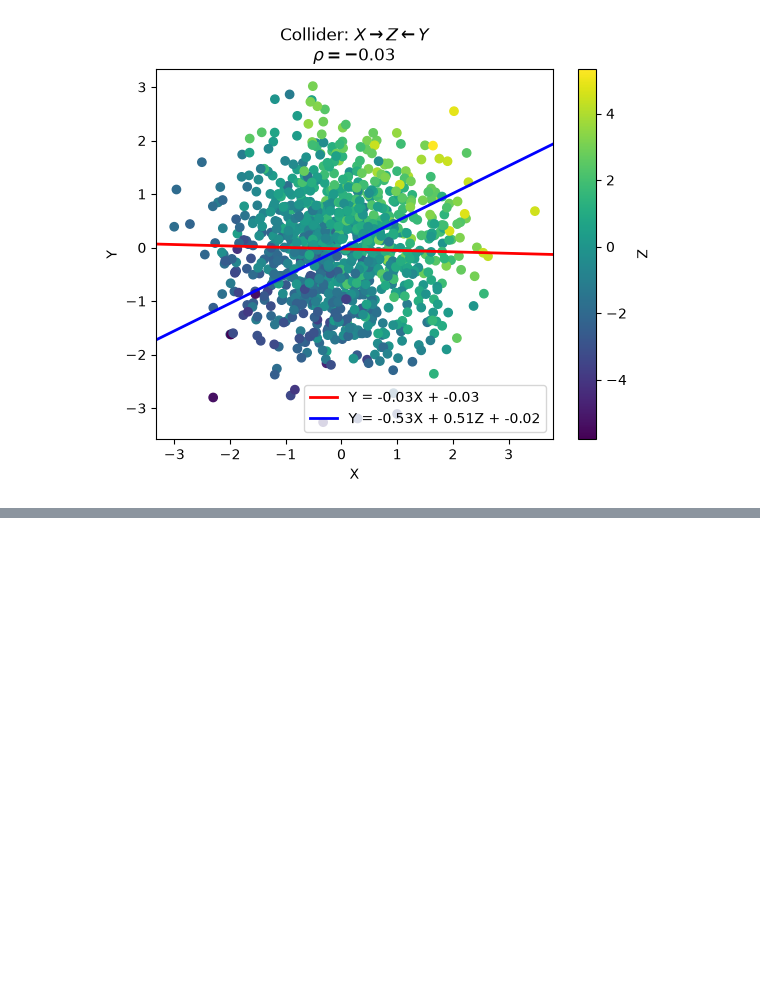
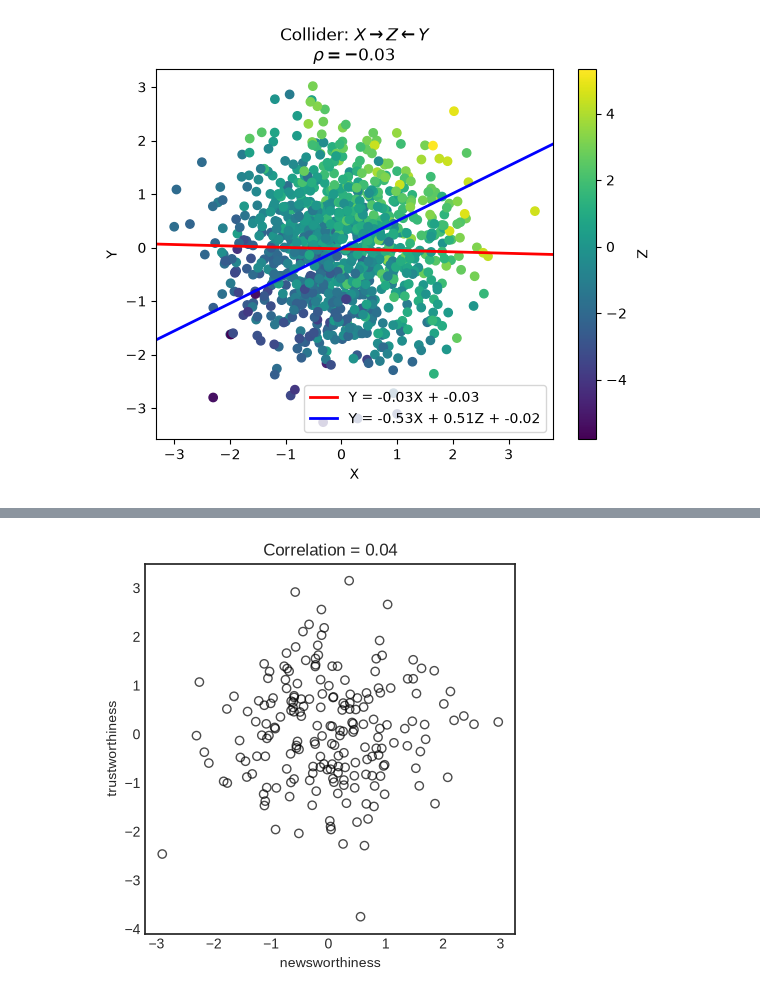
Before and after one commit to ImAKappa/l2lfd, a Jupyter notebook: notebooks/causal.ipynb, the cells around one changed output, grey strips where cells are left out. Drawn from its saved outputs; the diff is of its cells as text; code cells hidden in the pictures; blank space fills up the shorter version.

Commit message:
Add selection bias example data; start curse of dimensionality notebook

```diff
--- a/notebooks/causal.ipynb
+++ b/notebooks/causal.ipynb
@@ -114,0 +123,11 @@ To control for a collider Z, DO NOT include it in your regression model to avoid
+# %%
+rng = np.random.default_rng(2026)
+sns.set_style("white")
+plt.style.use("seaborn-v0_8-white")
+# %%
+N = 200
+df = pd.DataFrame({
+    "trustworthiness": rng.normal(0, 1, N),
+    "newsworthiness": rng.normal(0, 1, N)
+})
+df.head()
@@ -114,0 +141,11 @@ To control for a collider Z, DO NOT include it in your regression model to avoid
+# %%
+fig, ax = plt.subplots()
+ax.scatter(df.newsworthiness, df.trustworthiness, edgecolors="black", facecolors="none", alpha=0.7)
+ax.set_xlabel("newsworthiness")
+ax.set_ylabel("trustworthiness")
+ax.set_box_aspect(1.0)
+corr = np.corrcoef(df['trustworthiness'].values, df['newsworthiness'].values)[1, 0]
+ax.set_title(f"Correlation = {corr:.2f}")
+plt.show()
+# %% [output]
+[figure, added]
```
Also changed, not shown: parts of 12 cells of this notebook, 7 other files.
